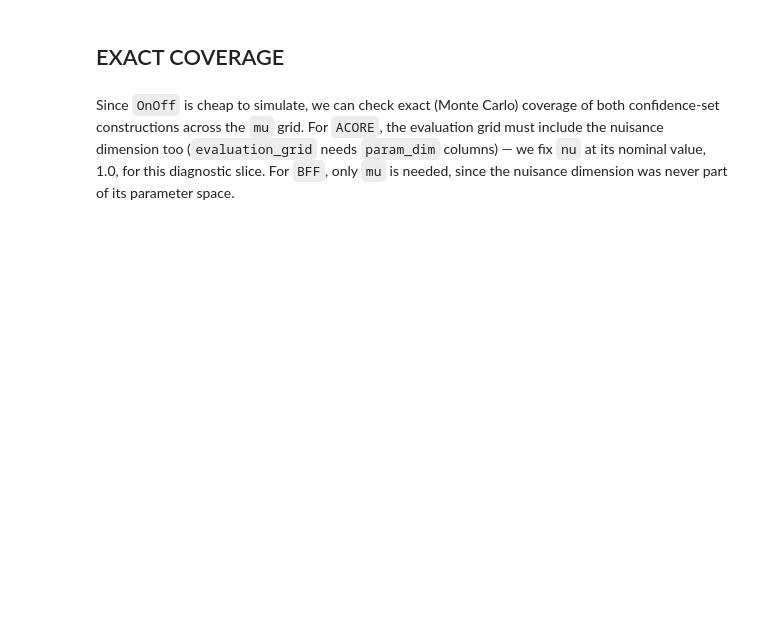
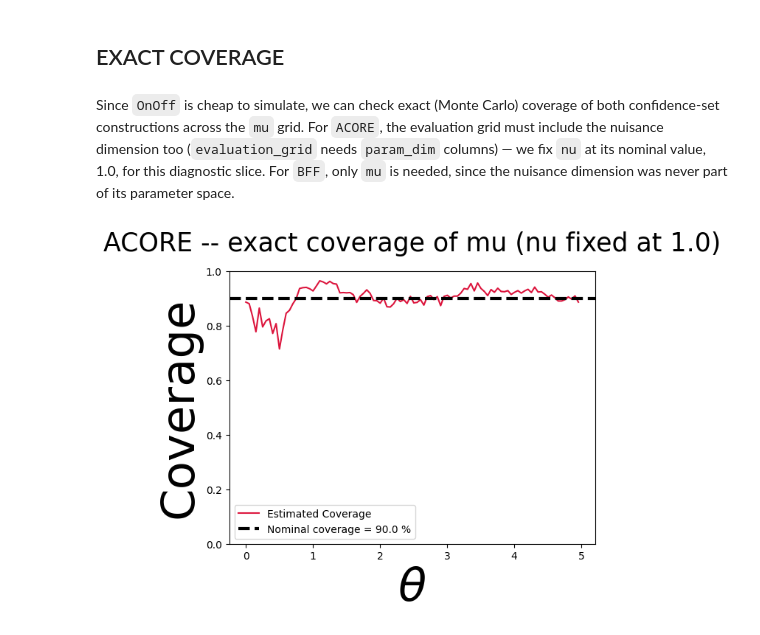
Before and after one commit to lee-group-cmu/lf2i, a Jupyter notebook: examples/1_quantile_regression_construction.ipynb, the cells around one changed output. Saved outputs shown, nothing was run; the diff lists cells and outputs as text; code cells hidden in the pictures; blank space fills up the shorter version.

```diff
--- a/examples/1_quantile_regression_construction.ipynb
+++ b/examples/1_quantile_regression_construction.ipynb
@@ -86,6 +86,7 @@ acore = ACORE(
         (POI_SPACE_BOUNDS['low'], POI_SPACE_BOUNDS['high']),
         (NUISANCE_SPACE_BOUNDS['low'], NUISANCE_SPACE_BOUNDS['high']),
     ],
+    n_jobs=8,
 )
 lf2i_acore = LF2I(test_statistic=acore)
 # %%
@@ -195,8 +231,8 @@ dimension too (`evaluation_grid` needs `param_dim` columns) — we fix `nu` at i
 for this diagnostic slice. For `BFF`, only `mu` is needed, since the nuisance dimension was never part
 of its parameter space.
 # %%
-nu_fixed = torch.ones(onoff.poi_grid.shape[0], 1)
-acore_coverage_grid = torch.hstack((onoff.poi_grid.reshape(-1, 1), nu_fixed))
+nu_fixed = torch.ones(onoff.poi_grid[::10].shape[0], 1)
+acore_coverage_grid = torch.hstack((onoff.poi_grid[::10].reshape(-1, 1), nu_fixed))
 
 acore_grid_out, acore_coverage = lf2i_acore.coverage(
     region_type='lf2i',
@@ -210,10 +246,12 @@ acore_grid_out, acore_coverage = lf2i_acore.coverage(
 # %%
 from lf2i.plot.coverage_diagnostics import coverage_probability_plot
 
 coverage_probability_plot(
-    parameters=onoff.poi_grid.reshape(-1, 1).numpy(),
+    parameters=acore_grid_out[:, 0],
     coverage_probability=acore_coverage,
     confidence_level=CONFIDENCE_LEVEL,
     param_dim=POI_DIM,
     title='ACORE -- exact coverage of mu (nu fixed at 1.0)',
 )
+# %% [output]
+[figure, added]
```
Also changed, not shown: parts of 17 cells of this notebook, 3 other files.
